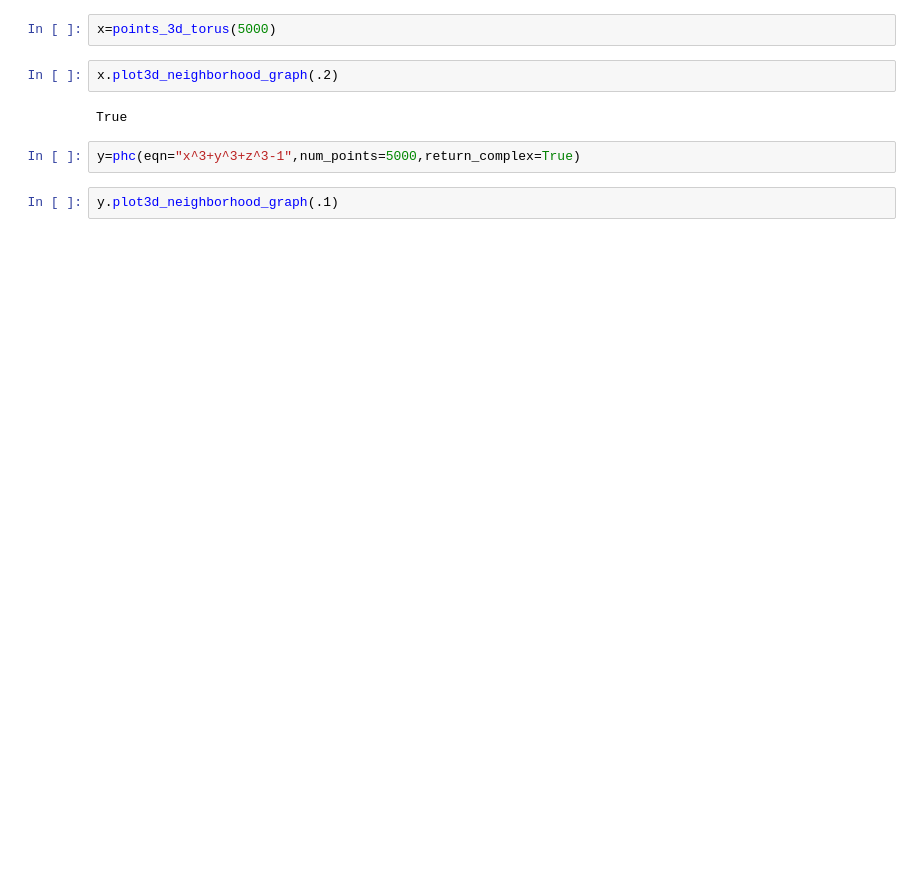
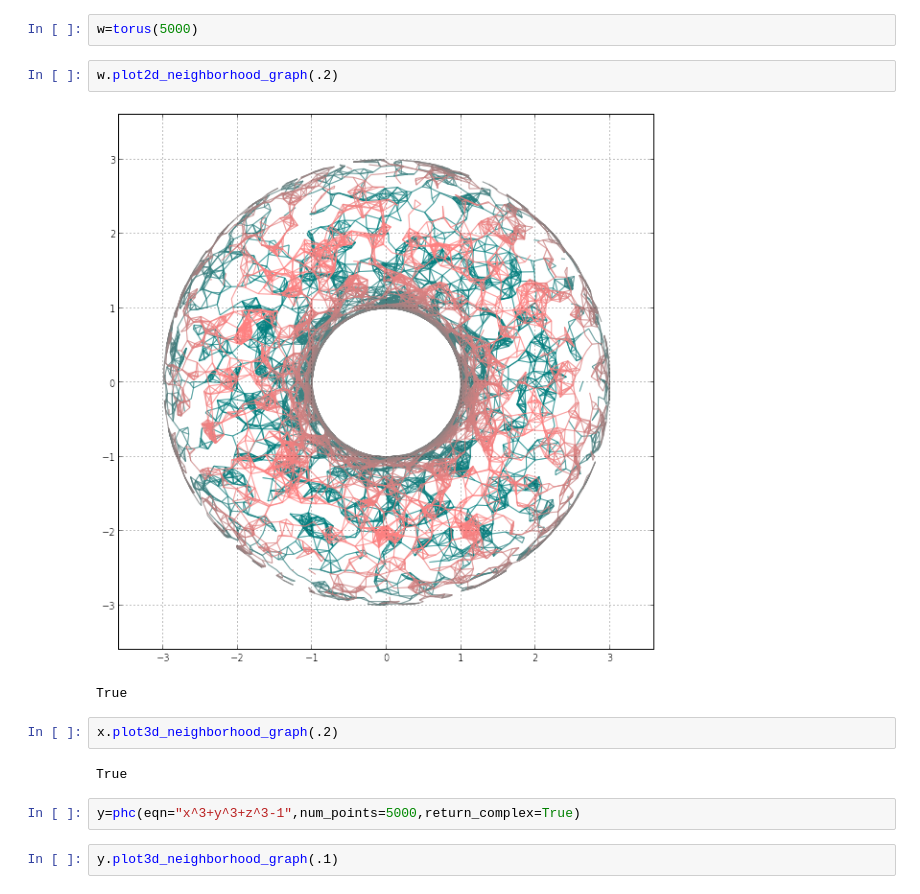
Before and after one commit to danetrata/persispy, a Jupyter notebook: persispy/samples/Untitled.ipynb, the cells around one changed output. Drawn from its saved outputs; the diff is of its cells as text; blank space fills up the shorter version.

```diff
--- a/persispy/samples/Untitled.ipynb
+++ b/persispy/samples/Untitled.ipynb
@@ -6,5 +6,10 @@ PHCv2.4.03 released 2015-10-22 works!
-# %%
-x=points_3d_torus(5000)
+# %%
+w=torus(5000)
+# %%
+w.plot2d_neighborhood_graph(.2)
+# %% [output]
+[figure, added]
+True
 # %%
 x.plot3d_neighborhood_graph(.2)
 # %% [output]
```
Also changed, not shown: parts of 9 cells of this notebook, 3 other files.
